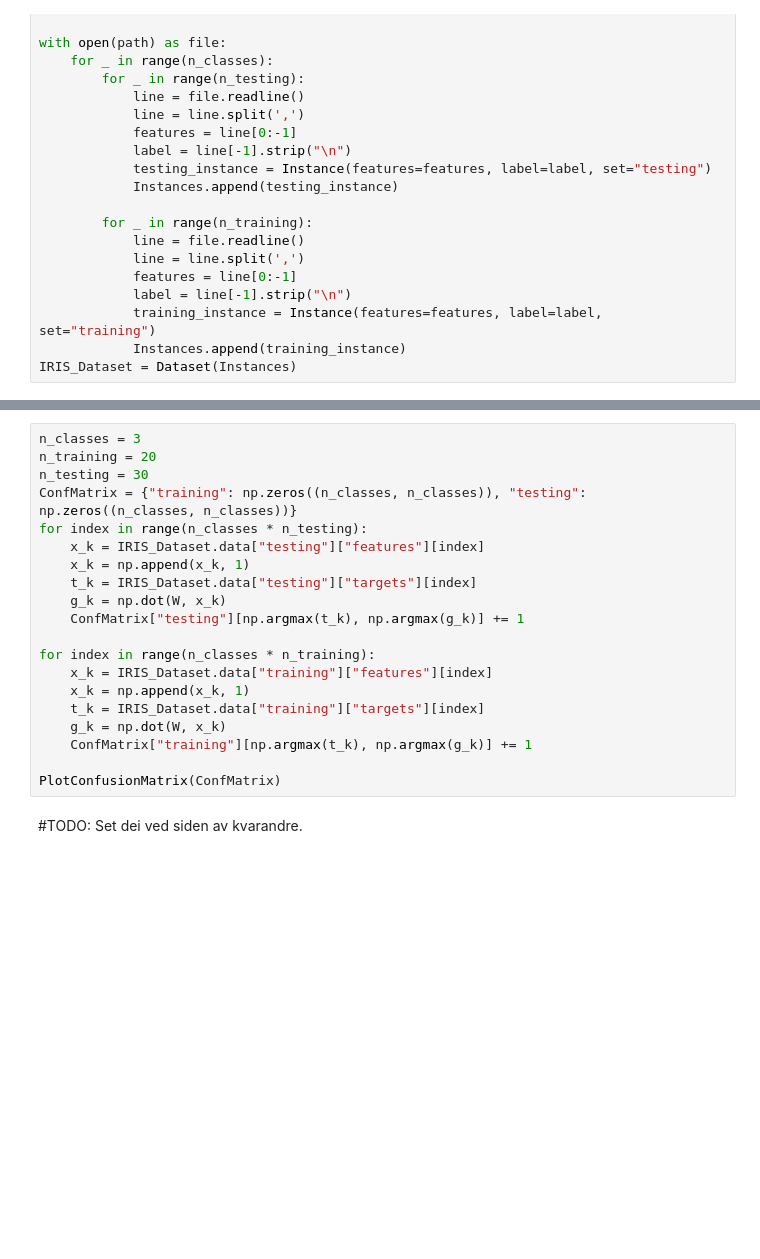
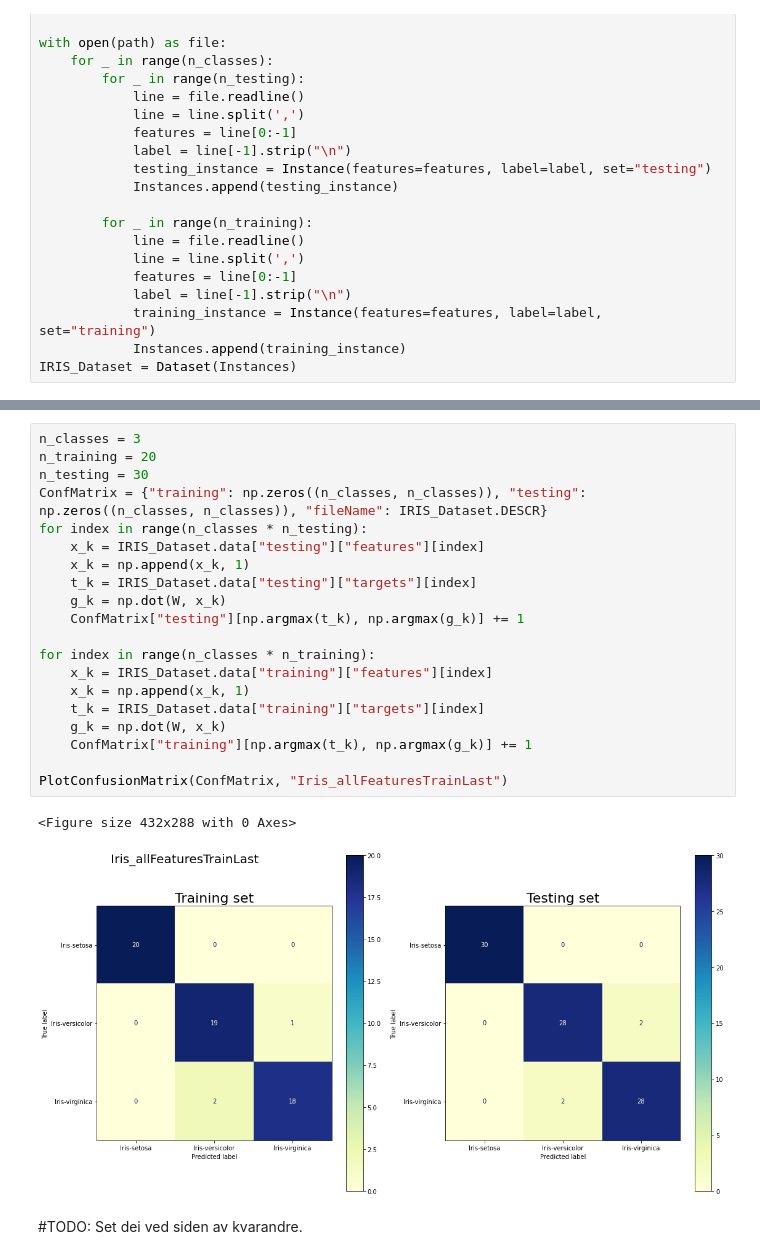
Before and after one commit to simon-cmyk/Classifier, a Jupyter notebook: Iris.ipynb, the cells around one changed output, grey strips where cells are left out. Drawn from its saved outputs; the diff is of its cells as text; blank space fills up the shorter version.

```diff
--- a/Iris.ipynb
+++ b/Iris.ipynb
@@ -289,23 +312,26 @@ print(f"Our W is {W}\n")
 # %%
 n_classes = 3
 n_training = 20
 n_testing = 30
-ConfMatrix = {"training": np.zeros((n_classes, n_classes)), "testing": np.zeros((n_classes, n_classes))}
+ConfMatrix = {"training": np.zeros((n_classes, n_classes)), "testing": np.zeros((n_classes, n_classes)), "fileName": IRIS_Dataset.DESCR}
 for index in range(n_classes * n_testing):
     x_k = IRIS_Dataset.data["testing"]["features"][index]
     x_k = np.append(x_k, 1)
     t_k = IRIS_Dataset.data["testing"]["targets"][index]
     g_k = np.dot(W, x_k)
     ConfMatrix["testing"][np.argmax(t_k), np.argmax(g_k)] += 1
 
 for index in range(n_classes * n_training):
     x_k = IRIS_Dataset.data["training"]["features"][index]
     x_k = np.append(x_k, 1)
     t_k = IRIS_Dataset.data["training"]["targets"][index]
     g_k = np.dot(W, x_k)
     ConfMatrix["training"][np.argmax(t_k), np.argmax(g_k)] += 1
 
-PlotConfusionMatrix(ConfMatrix)
+PlotConfusionMatrix(ConfMatrix, "Iris_allFeaturesTrainLast")
+# %% [output]
+<Figure size 432x288 with 0 Axes>
+[figure, added]
 # %% [markdown]
 #TODO: Set dei ved siden av kvarandre.
 # %% [markdown]
```
Also changed, not shown: parts of 14 cells of this notebook, 10 other files.
